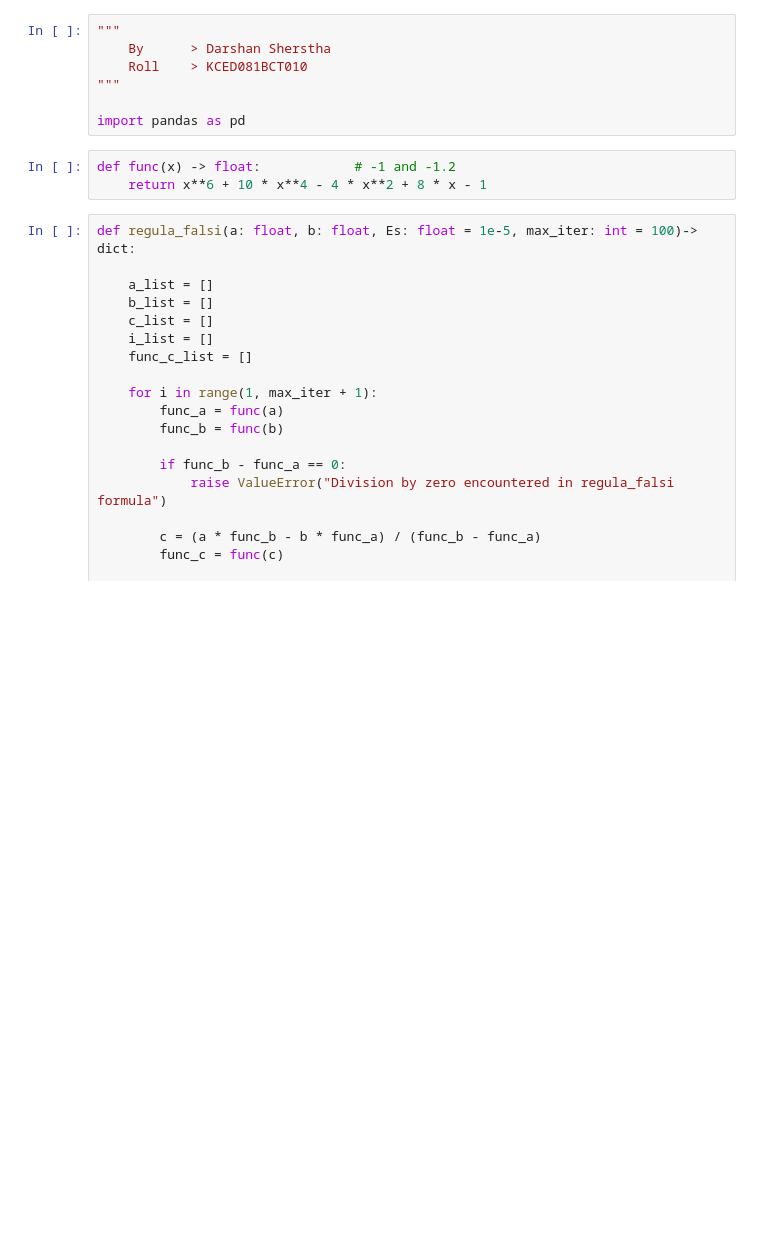
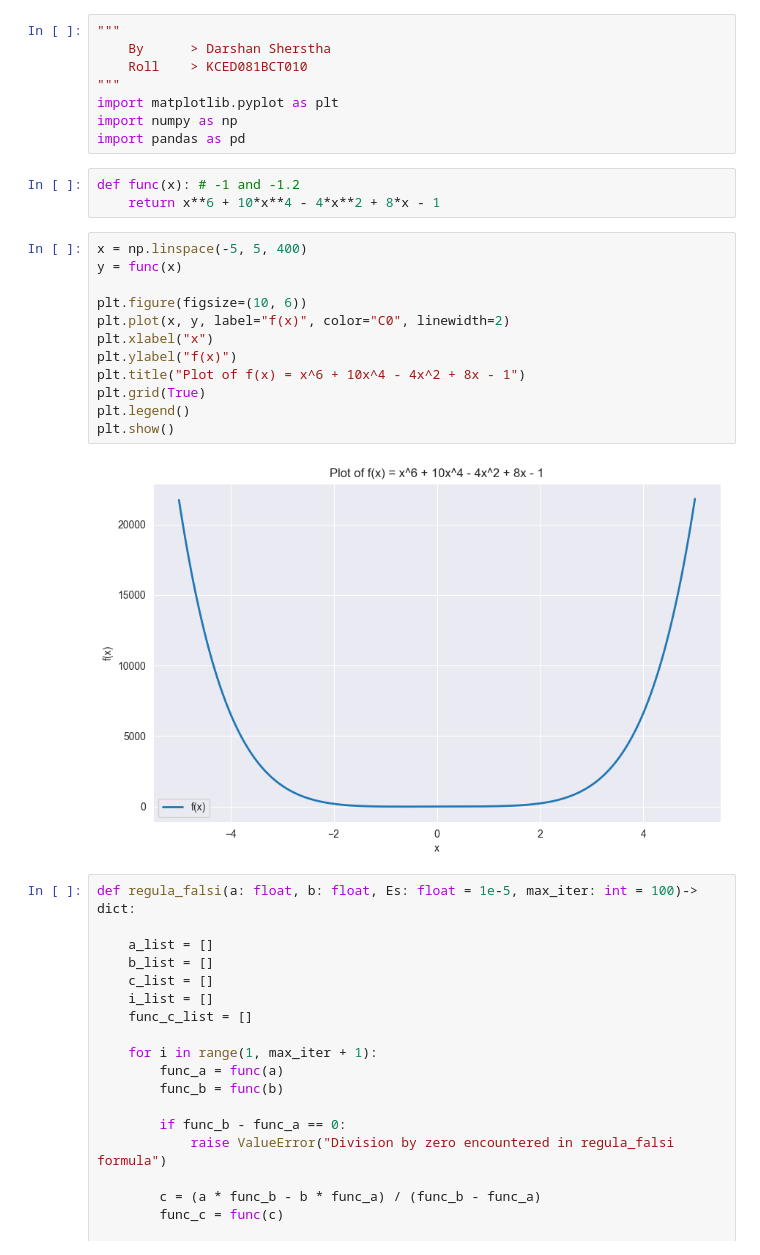
Before and after one commit to JustLazy-Forever/LearningPython, a Jupyter notebook: IV_SEM/Lab_2/RegulaFalsi.ipynb, the cells around one changed output. Cells and saved outputs as stored; diff of their text form; blank space fills up the shorter version.

```diff
--- a/IV_SEM/Lab_2/RegulaFalsi.ipynb
+++ b/IV_SEM/Lab_2/RegulaFalsi.ipynb
@@ -3,11 +3,26 @@
     By      > Darshan Sherstha
     Roll    > KCED081BCT010
 """
-
+import matplotlib.pyplot as plt
+import numpy as np
 import pandas as pd
+# %%
+def func(x): # -1 and -1.2
+    return x**6 + 10*x**4 - 4*x**2 + 8*x - 1
 # %%
-def func(x) -> float:            # -1 and -1.2
-    return x**6 + 10 * x**4 - 4 * x**2 + 8 * x - 1
+x = np.linspace(-5, 5, 400)
+y = func(x)
+
+plt.figure(figsize=(10, 6))
+plt.plot(x, y, label="f(x)", color="C0", linewidth=2)
+plt.xlabel("x")
+plt.ylabel("f(x)")
+plt.title("Plot of f(x) = x^6 + 10x^4 - 4x^2 + 8x - 1")
+plt.grid(True)
+plt.legend()
+plt.show()
+# %% [output]
+[figure, added]
 # %%
 def regula_falsi(a: float, b: float, Es: float = 1e-5, max_iter: int = 100)-> dict:
 
```
Also changed, not shown: parts of 2 cells of this notebook, 17 other files.
